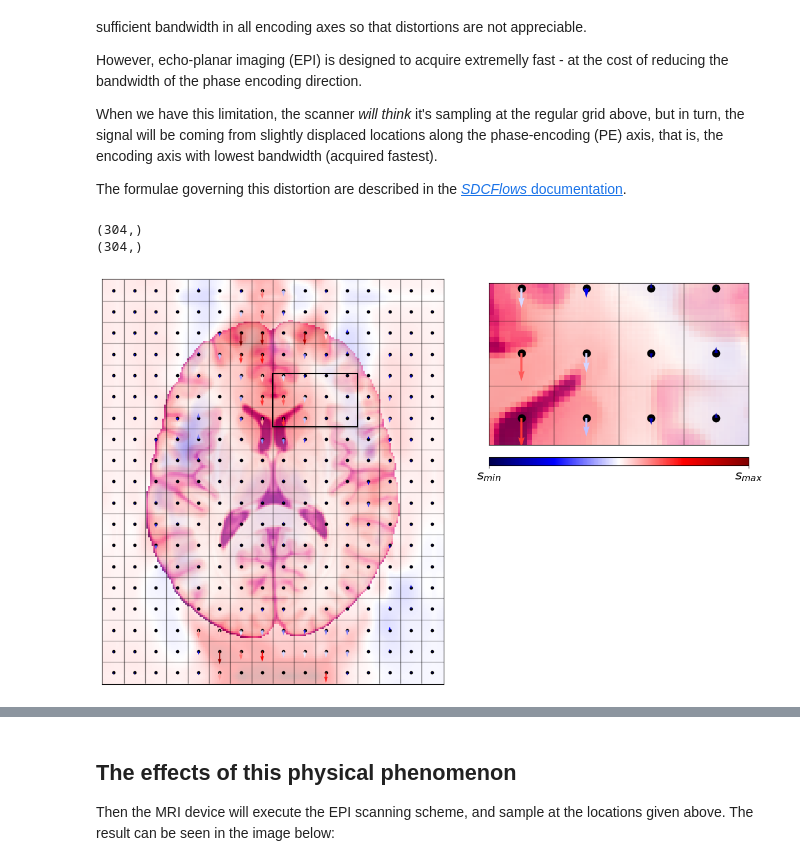
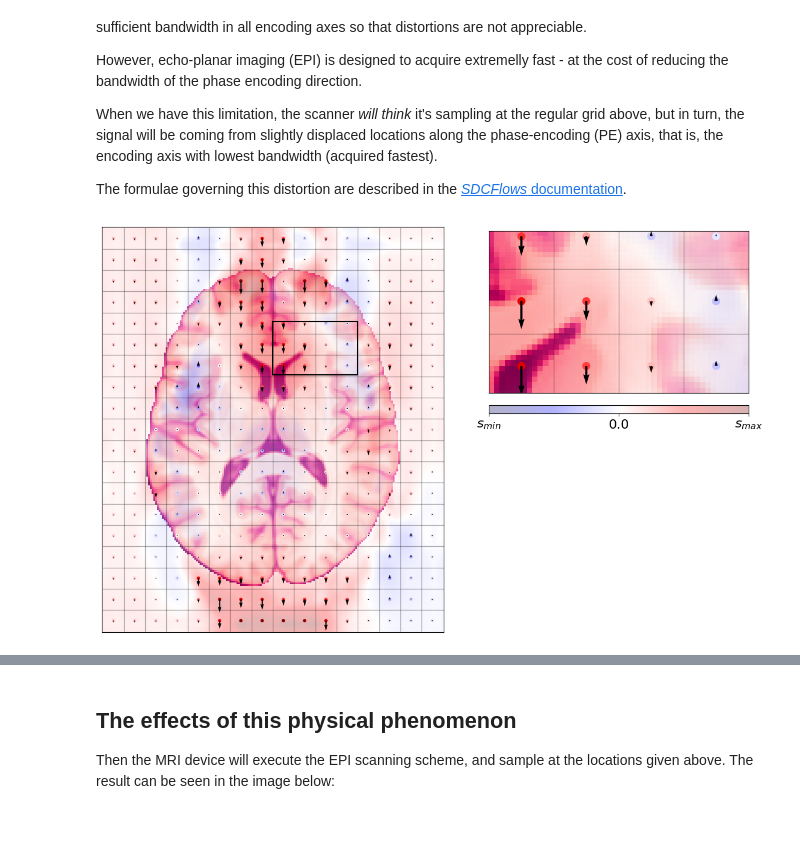
Before and after one commit to nipreps/sdcflows, a Jupyter notebook: docs/notebooks/SDC - Theory and physics.ipynb, the cells around one changed output, grey strips where cells are left out. Cells and saved outputs as stored; diff of their text form; code cells hidden in the pictures; blank space fills up the shorter version.

```diff
--- a/docs/notebooks/SDC - Theory and physics.ipynb
+++ b/docs/notebooks/SDC - Theory and physics.ipynb
@@ -144,5 +130,4 @@ Indeed, inserting an object in the scanner bore perturbs the nominal $B_\text{0}
 
 In particular, some specific locations where the air filling the empty space around us is close to tissues, these deviations from the nominal $B_\text{0}$ are larger.
 # %%
-field = np.asanyarray(nb.load("fieldmap.nii.gz").dataobj)
-field.shape
+field = nb.load("fieldmap.nii.gz").get_fdata(dtype="float32")
@@ -193,37 +189,60 @@ The formulae governing this distortion are described in the [*SDCFlows* document
 # %%
 trt = - 0.15  # in seconds
 # %%
-fig, ax, axins = plot_brain(z_slice, grid=True)
+fig, ax, axins = plot_brain(z_slice, grid=True, voxel_centers_c=sampled_field)
 
 # Voxel edges
 e_i = np.arange(0, z_slice.shape[1], step=12).astype(int)
 e_j = np.arange(0, z_slice.shape[0], step=12).astype(int)
 
-#plotting params
+# Actual sampling locations
 y_coord_moved = y_coord + trt * sampled_field
 
-print(y_coord_moved.shape)
-print(sampled_field.shape)
+# Whether actual sample locations fall within the image extents
+is_in_fov = (y_coord_moved > 0) & (y_coord_moved < field.shape[0] - 1)
 
-is_in_fov = (y_coord_moved > 0) & (y_coord_moved < field.shape[0] - 1)
+# Calculate quivers (vectors)
 u = np.zeros(len(np.array(x_coord)[is_in_fov]))
 v = y_coord_moved[is_in_fov] - np.array(y_coord)[is_in_fov]
-c = np.hypot(u, v)/np.hypot(u, v).max()
+c = -1.0 * v / np.abs(v).max()
 
-ax.quiver(np.array(x_coord)[is_in_fov], np.array(y_coord)[is_in_fov], u, v, c, cmap='seismic', angles='xy', scale_units='xy', scale=1)
-ax.plot([e_i[1:-1]] * len(e_j), e_j, c='k', lw=1, alpha=0.3);
-ax.imshow(field, cmap="seismic", norm=mpl.colors.CenteredNorm(), origin="lower", alpha=np.ones_like(field) * 0.3);
+# Main view's plotting
+ax.quiver(
+    np.array(x_coord)[is_in_fov],
+    np.array(y_coord)[is_in_fov],
+    u,
+    v,
+    color='k',
+    # cmap='seismic',
+    angles='xy',
+    scale_units='xy',
+    scale=1,
+)
+im = ax.imshow(field, cmap="seismic", norm=mpl.colors.CenteredNorm(), origin="lower", alpha=0.3);
 
-q = axins.quiver(np.array(x_coord)[is_in_fov], np.array(y_coord)[is_in_fov], u, v, c, cmap='seismic', angles='xy', scale_units='xy', width=0.008, scale=1)
-axins.plot([e_i[1:-1]] * len(e_j), e_j, c='k', lw=1, alpha=0.3);
-axins.imshow(field, cmap="seismic", norm=mpl.colors.CenteredNorm(), origin="lower", alpha=np.ones_like(field) * 0.3);
+# Inset plotting
+q = axins.quiver(
+    np.array(x_coord)[is_in_fov],
+    np.array(y_coord)[is_in_fov],
+    u,
+    v,
+    color='k',
+    # cmap='seismic',
+    angles='xy',
+    scale_units='xy',
+    width=0.008,
+    scale=1,
+)
+axins.imshow(field, cmap="seismic", norm=mpl.colors.CenteredNorm(), origin="lower", alpha=0.3);
 
-fig.colorbar(q, cax=axis_cbar(axins), orientation='horizontal', ticks=[c.min(), c.max()]).set_ticklabels([r'$s_{min}$', r'$s_{max}$'], fontsize=16)
-plt.savefig(str(path+"sample-brain-displacement-field.jpg"), bbox_inches='tight', dpi=300)
+fig.colorbar(
+    im,
+    cax=axis_cbar(axins),
+    orientation='horizontal',
+    ticks=[-field.max(), 0, field.max()],
+).set_ticklabels([r'$s_{min}$', '0.0' , r'$s_{max}$'], fontsize=16)
 # %% [output]
-(304,)
-(304,)
-[figure, old version]
+[figure, new version]
 # %%
 fig, ax, axins = plot_brain(z_slice, grid=False)
 
```
Also changed, not shown: parts of 20 cells of this notebook.
